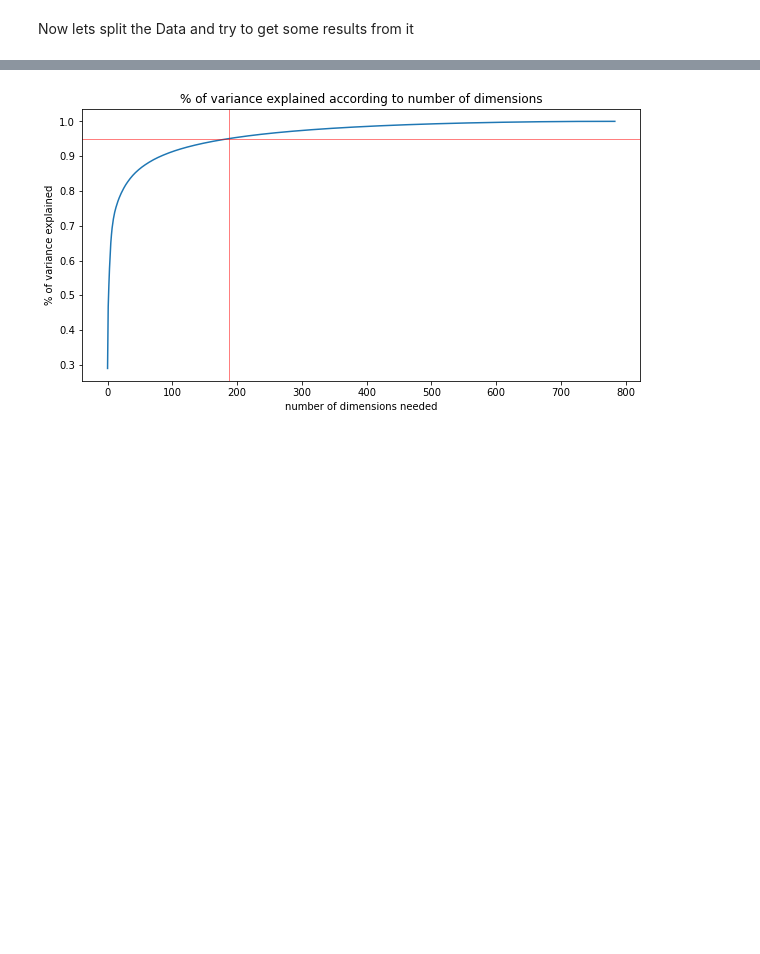
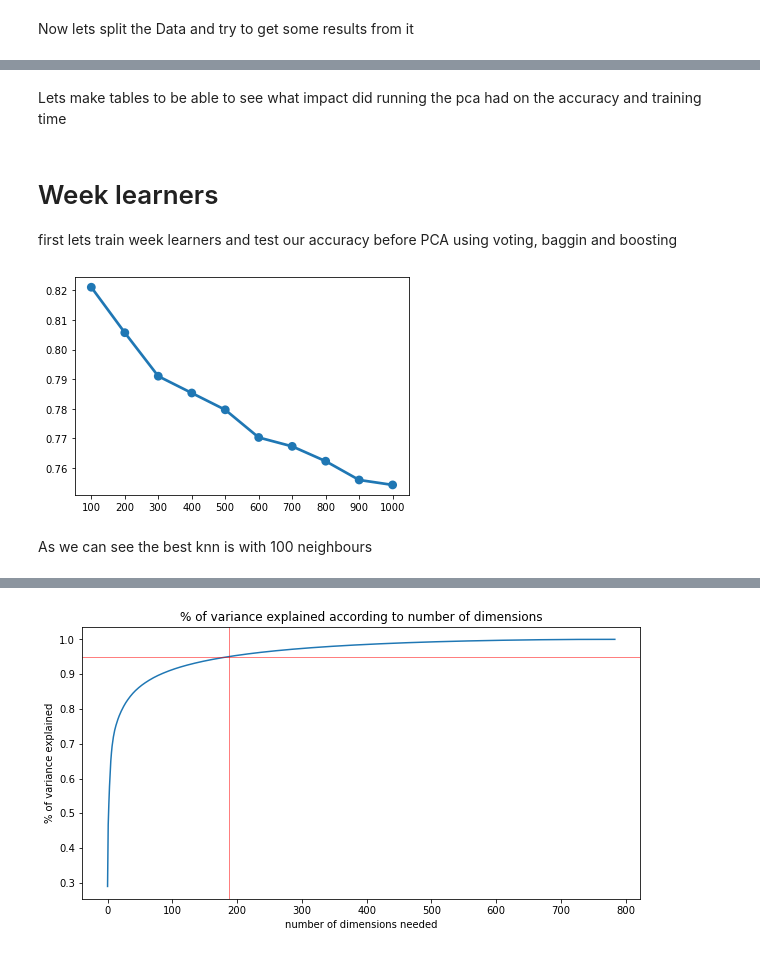
Before and after one commit to LiorBreitman8234/ML_SEM2, a Jupyter notebook: Fashion_MNIST.ipynb, the cells around one changed output, grey strips where cells are left out. Cells and saved outputs as stored; diff of their text form; code cells hidden in the pictures; blank space fills up the shorter version.

```diff
--- a/Fashion_MNIST.ipynb
+++ b/Fashion_MNIST.ipynb
@@ -73,0 +86,2 @@ knn = KNeighborsClassifier(n_neighbors = 20)
+# %% [markdown]
+Lets make tables to be able to see what impact did running the pca had on the accuracy and training time
@@ -73,0 +94,19 @@ knn = KNeighborsClassifier(n_neighbors = 20)
+# %% [markdown]
+# Week learners
+
+first lets train week learners and test our accuracy before PCA using voting, baggin and boosting
+# %%
+knn = KNeighborsClassifier()
+n_range = np.arange(100,1001,100)
+scores = []
+for n in n_range:
+    knn.n_neighbors = n
+    knn.fit(data_train,target_train)
+    pred = knn.predict(data_test)
+    scores.append(metrics.accuracy_score(target_test,pred))
+# %%
+sns.pointplot(x = n_range, y = scores);
+# %% [output]
+[figure, added]
+# %% [markdown]
+As we can see the best knn is with 100 neighbours
```
Also changed, not shown: parts of 71 cells of this notebook.
